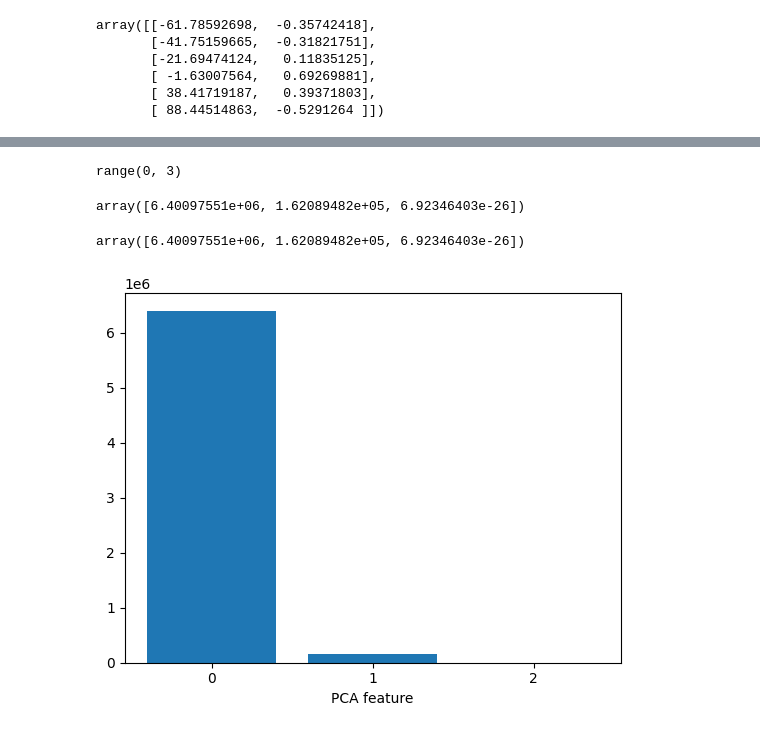
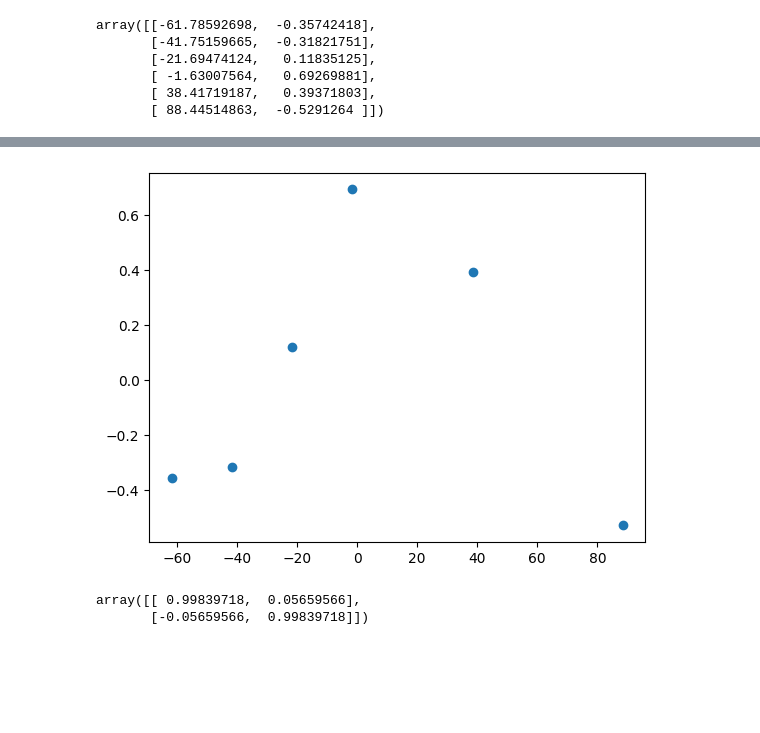
Before and after one commit to magannamazur/Codewars, a Jupyter notebook: DataCamp/e_unsupervised.ipynb, the cells around one changed output, grey strips where cells are left out. Cells and saved outputs as stored; diff of their text form; code cells hidden in the pictures; blank space fills up the shorter version.

```diff
--- a/DataCamp/e_unsupervised.ipynb
+++ b/DataCamp/e_unsupervised.ipynb
@@ -309,23 +295,10 @@ print(correlation, pvalue)
-# %%
-pca_ID = PCA()
-pca_ID.fit(samples.transpose().values)
-features = range(pca_ID.n_components_)
-features
-# %% [output]
-range(0, 3)
-# %%
-pca_ID.explained_variance_
-# %% [output]
-array([6.40097551e+06, 1.62089482e+05, 6.92346403e-26])
-# %%
-pca_ID.explained_variance_
-# %% [output]
-array([6.40097551e+06, 1.62089482e+05, 6.92346403e-26])
-# %%
-plt.bar(features, pca_ID.explained_variance_)
-plt.xticks(features)
-plt.xlabel('variance')
-plt.xlabel('PCA feature')
-plt.show()
-# %% [output]
-[figure, removed]
+# %%
+plt.scatter(transformed_PCA[:,0], transformed_PCA[:,1])
+plt.show()
+# %% [output]
+[figure, added]
+# %%
+model_PCA.components_ # directions of component
+# %% [output]
+array([[ 0.99839718,  0.05659566],
+       [-0.05659566,  0.99839718]])
```
Also changed, not shown: parts of 59 cells of this notebook.
